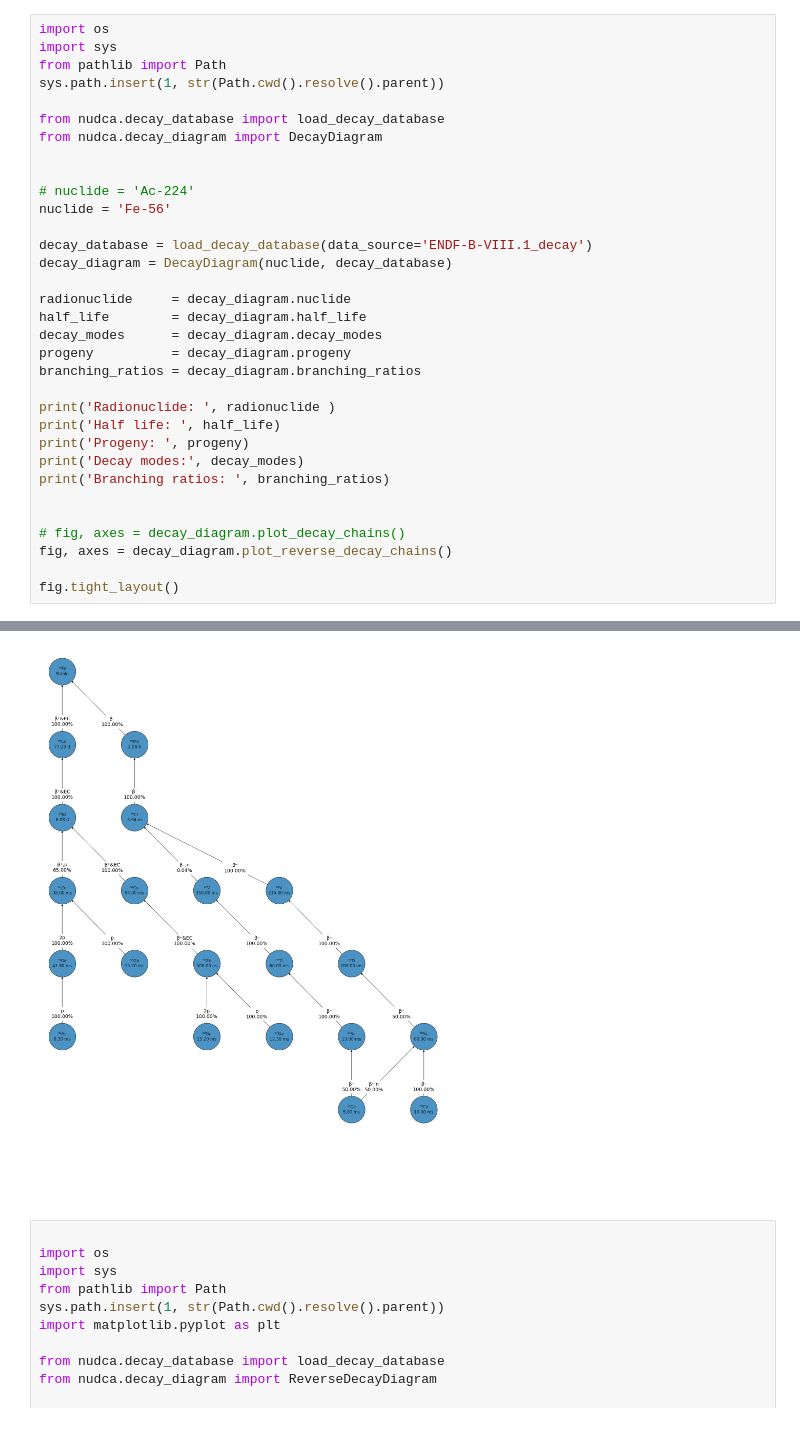
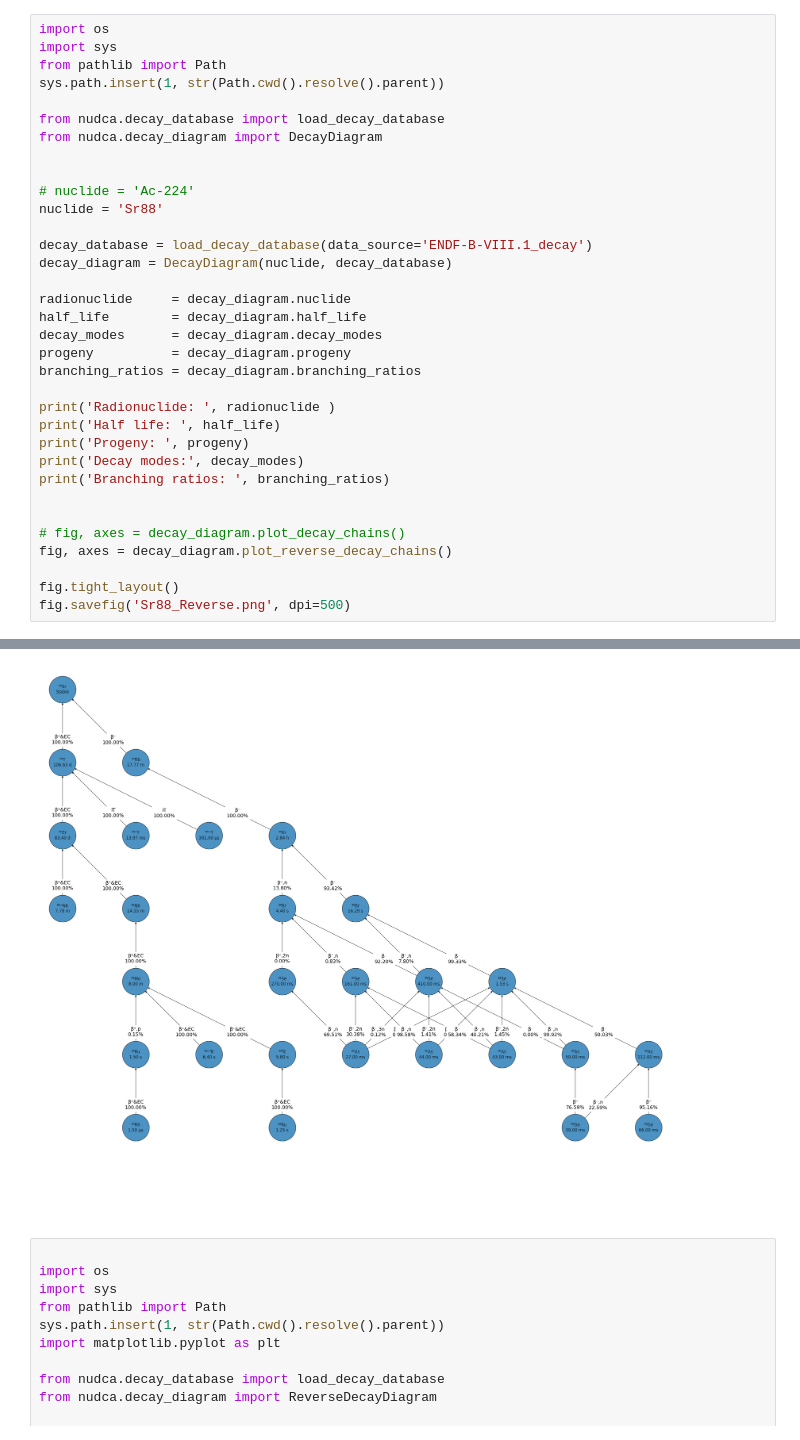
Before and after one commit to nudca-code/NuDCA, a Jupyter notebook: examples/decay_diagram.ipynb, the cells around one changed output, grey strips where cells are left out. Saved outputs shown, nothing was run; the diff lists cells and outputs as text.

```diff
--- a/examples/decay_diagram.ipynb
+++ b/examples/decay_diagram.ipynb
@@ -9,7 +9,7 @@ from nudca.decay_diagram import DecayDiagram
 
 
 # nuclide = 'Ac-224'
-nuclide = 'Fe-56'
+nuclide = 'Sr88'
 
 decay_database = load_decay_database(data_source='ENDF-B-VIII.1_decay')
 decay_diagram = DecayDiagram(nuclide, decay_database)
@@ -31,4 +31,5 @@ print('Branching ratios: ', branching_ratios)
 fig, axes = decay_diagram.plot_reverse_decay_chains()
 
 fig.tight_layout()
+fig.savefig('Sr88_Reverse.png', dpi=500)
 # %% [output]
@@ -36,8 +37,8 @@ Radionuclide:  Fe-56
 Half life:  Stable
 Progeny:  []
 Decay modes: []
 Branching ratios:  []
-[figure, old version]
+[figure, new version]
 # %%
 
 import os
```
Also changed, not shown: parts of 1 cell of this notebook, 9 other files.
